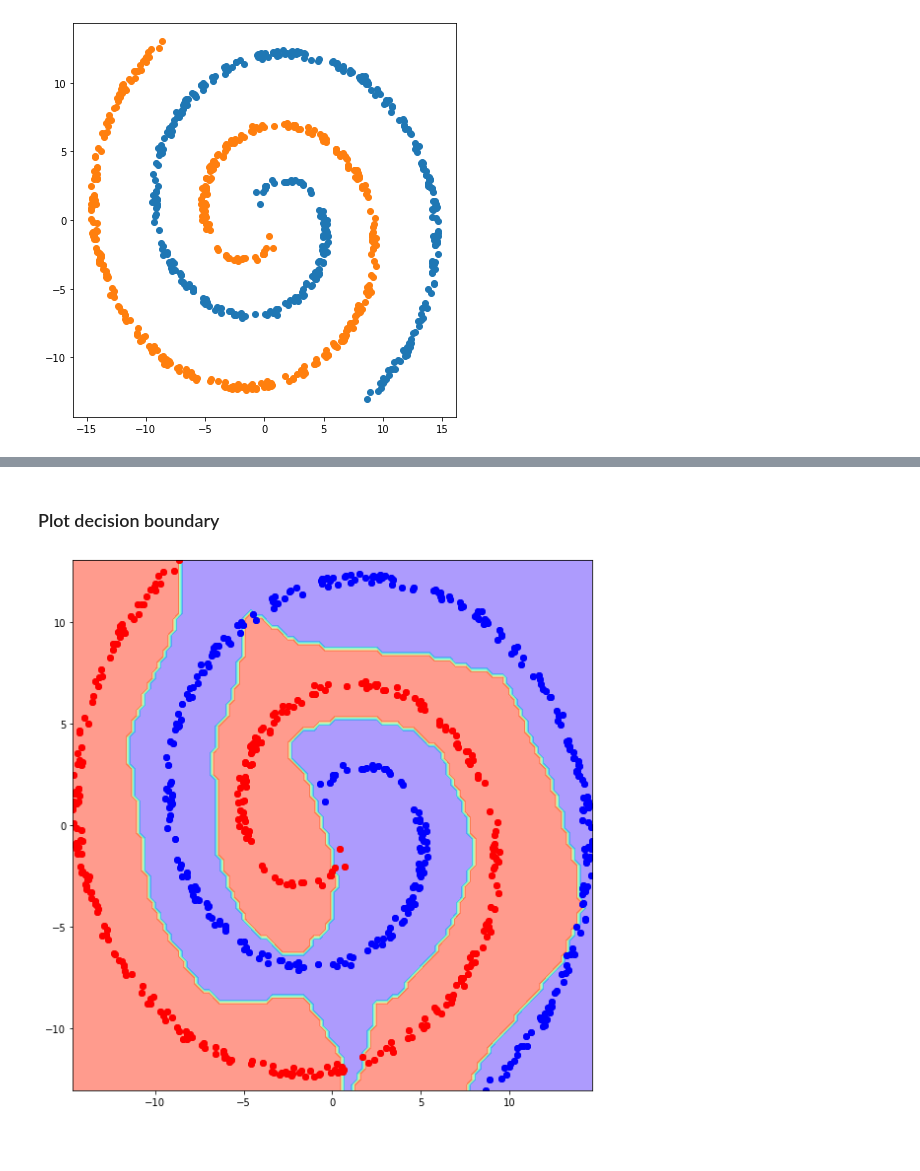
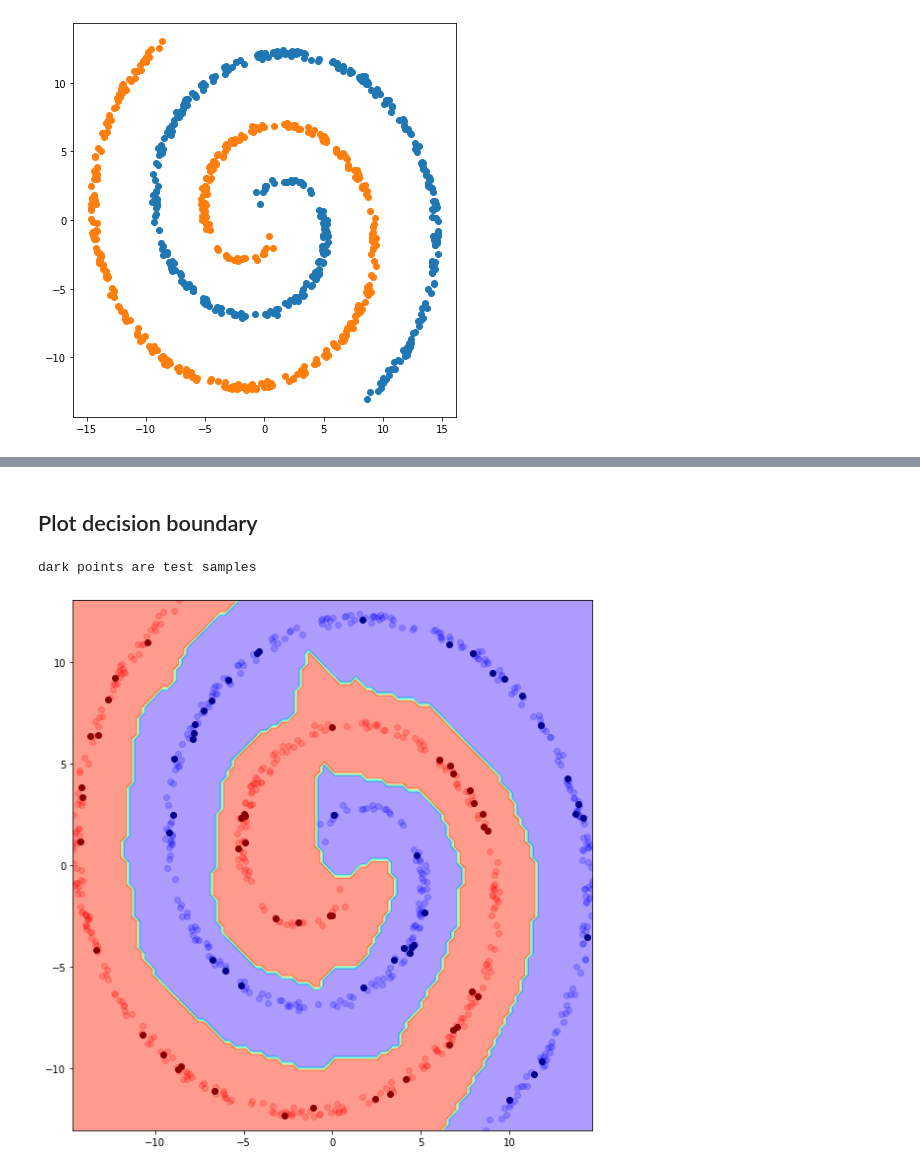
Before and after one commit to Burt360/loss-surfaces-in-data, a Jupyter notebook: swissroll.ipynb, the cells around one changed output, grey strips where cells are left out. Drawn from its saved outputs; the diff is of its cells as text; code cells hidden in the pictures; blank space fills up the shorter version.

```diff
--- a/swissroll.ipynb
+++ b/swissroll.ipynb
@@ -95,6 +97,7 @@ class Model(nn.Module):
     )
 
     self.num_params = sum([p.numel() for p in self.parameters() if p.requires_grad])
+    self.weights = None
 
   def forward(self, X):
     return self.seq(X)
@@ -106,5 +109,10 @@ class Model(nn.Module):
   # Record the weights at a specific point in time as a reference
   def record_weights(self): self.weights = [p.data for p in self.parameters()]
 
+  def reset_weights(self):
+    if self.weights is not None:
+      for p, w in zip(self.parameters(), self.weights):
+        p.data = w
+
 print(f"number of parameters: {Model().num_params}")
 # %% [output]
@@ -217,38 +196,42 @@ epoch:    10 | mean loss: 0.006 | accuracy: 0.969
 # %% [markdown]
-### Plot decision boundary
+## Plot decision boundary
 # %%
 ### Adapted from `gen-viz`
 
 # Predict the classification on a grid of points
 model.eval()
+
+model.reset_weights()
 
 xn = yn = 100
 xls = np.linspace(X[:, 0].min(), X[:, 0].max(), xn)
 yls = np.linspace(X[:, 1].min(), X[:, 1].max(), yn)
 
 xx1, xx2 = np.meshgrid(xls, yls)
 
 xstack = np.column_stack([xx1.ravel(), xx2.ravel()])
 pred = model.infer(tensor(xstack, dtype=torch.float))
 yy = np.reshape(pred, xx1.shape)
 
 fig, ax = plt.subplots(1, 1, figsize=(8, 8))
 
-
 # Plot decision boundary
 ax.contourf(xx1, xx2, yy, alpha=0.5, cmap="rainbow")
 
 # Plot train data
 train_mask = train_set[:][1] == 1
-ax.scatter(*train_set[:][0][train_mask].T, color="red")
-ax.scatter(*train_set[:][0][~train_mask].T, color="blue")
+alpha = 0.2
+ax.scatter(*train_set[:][0][train_mask].T, color="red", alpha=alpha)
+ax.scatter(*train_set[:][0][~train_mask].T, color="blue", alpha=alpha)
 
 # Plot test data
-train_mask = train_set[:][1] == 1
-ax.scatter(*train_set[:][0][train_mask].T, color="red")
-ax.scatter(*train_set[:][0][~train_mask].T, color="blue")
+test_mask = test_set[:][1] == 1
+ax.scatter(*test_set[:][0][test_mask].T, color="darkred")
+ax.scatter(*test_set[:][0][~test_mask].T, color="darkblue")
 
+print("dark points are test samples")
 fig.tight_layout()
 fig.show()
 # %% [output]
+dark points are test samples
-[figure, old version]
+[figure, new version]
```
Also changed, not shown: parts of 19 cells of this notebook.
